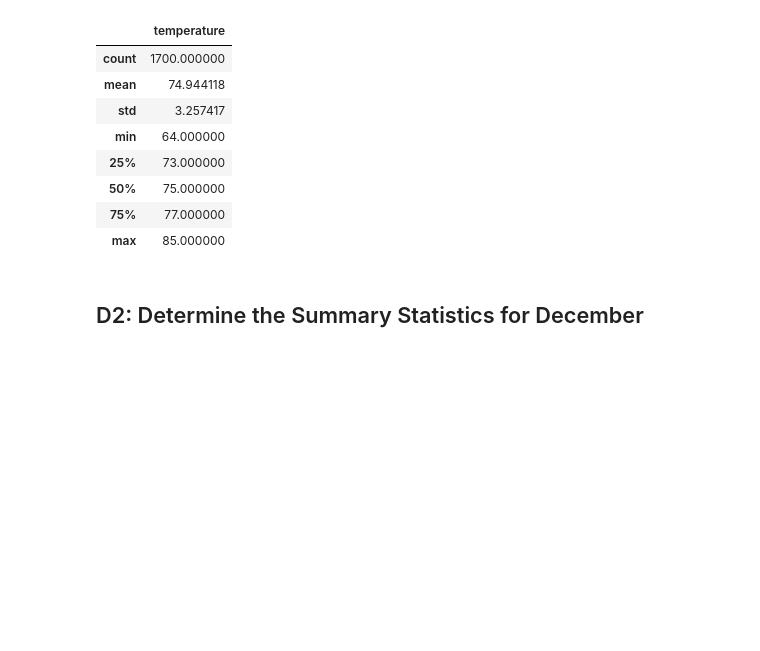
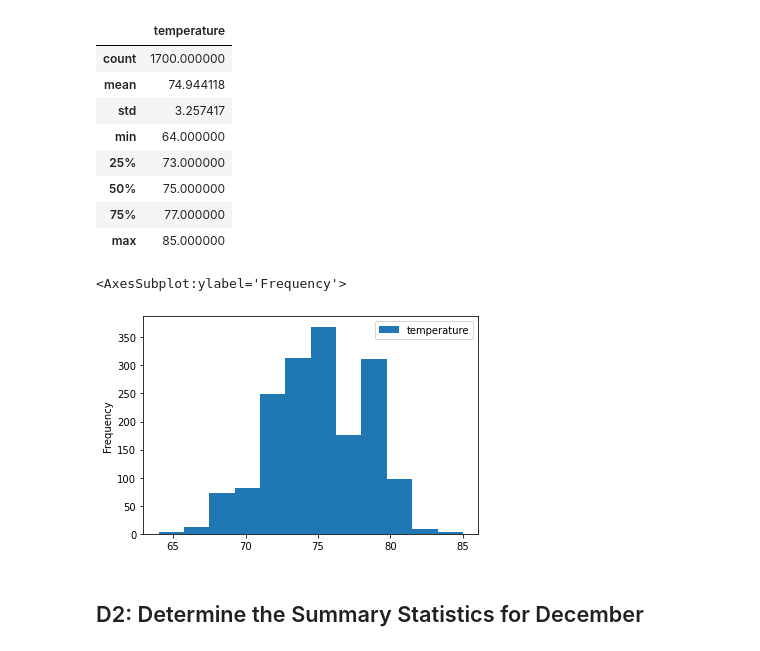
Before and after one commit to scottwesley31/surfs_up, a Jupyter notebook: SurfsUp_Challenge.ipynb, the cells around one changed output. Cells and saved outputs as stored; diff of their text form; code cells hidden in the pictures; blank space fills up the shorter version.

Commit message:
Added June & Dec histograms

```diff
--- a/SurfsUp_Challenge.ipynb
+++ b/SurfsUp_Challenge.ipynb
@@ -90,6 +90,15 @@ df.describe()
 | 50% | 75.000000 |
 | 75% | 77.000000 |
 | max | 85.000000 |
+# %%
+# (Not required) view the histogram
+import matplotlib as plt
+
+# Create a histogram with 12 bins
+df.plot.hist(bins=12)
+# %% [output]
+<AxesSubplot:ylabel='Frequency'>
+[figure, added]
 # %% [markdown]
 ## D2: Determine the Summary Statistics for December
 # %%
```
Also changed, not shown: parts of 3 cells of this notebook.
